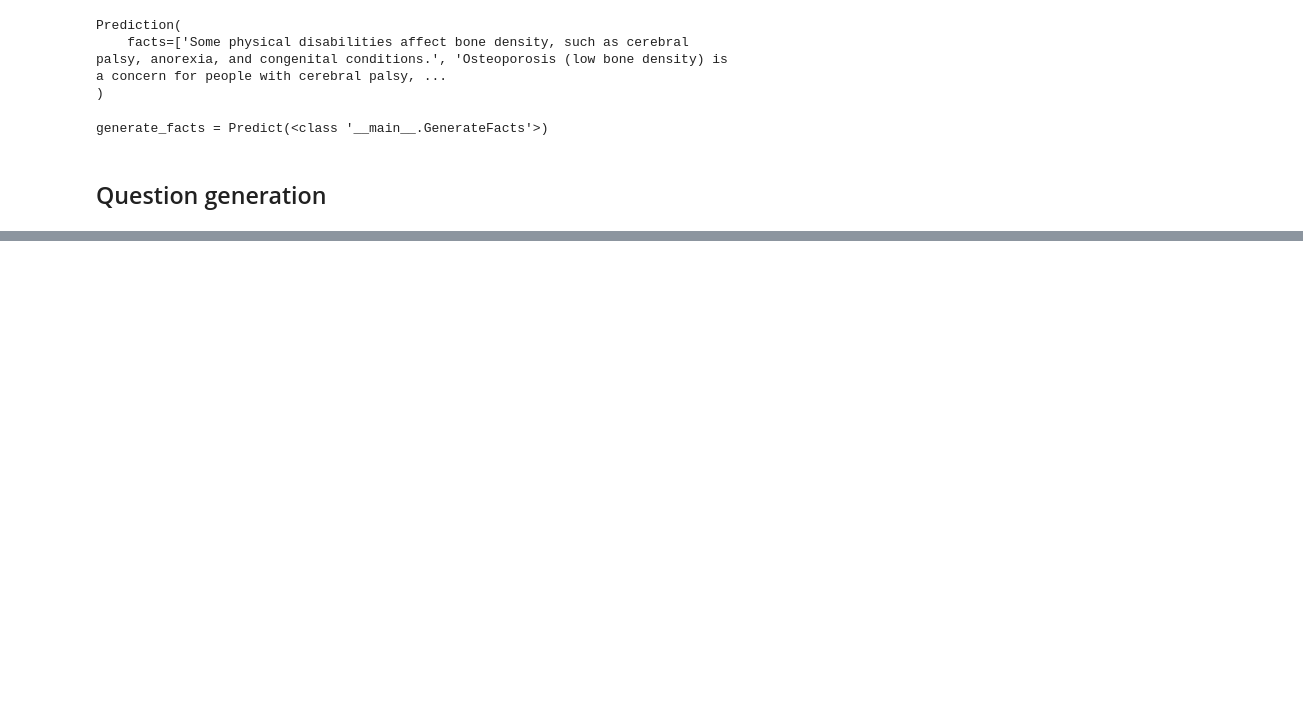
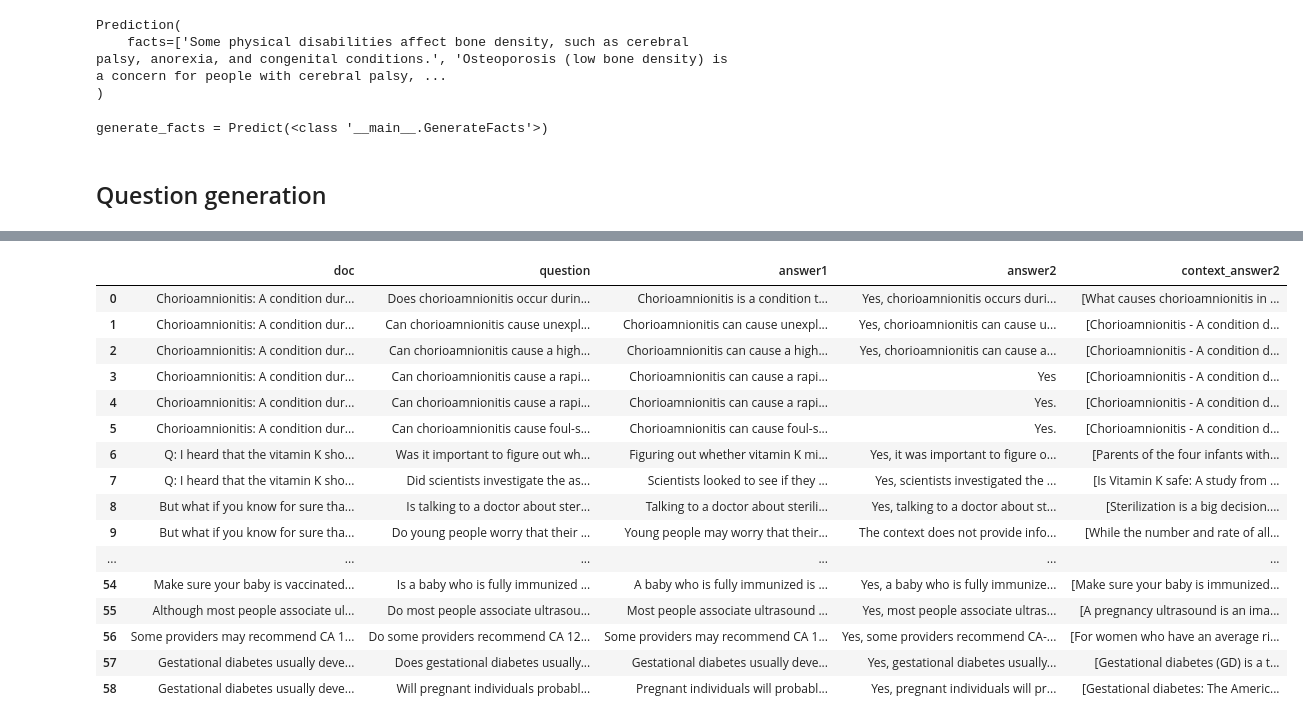
Before and after one commit to AlonsoMad/mind-industry, a Jupyter notebook: src/qa_system/solution.ipynb, the cells around one changed output, grey strips where cells are left out. Cells and saved outputs as stored; diff of their text form; code cells hidden in the pictures; blank space fills up the shorter version.

```diff
--- a/src/qa_system/solution.ipynb
+++ b/src/qa_system/solution.ipynb
@@ -466,0 +642,25 @@ compiled_pred.save("compiled_fact.json")
+# %%
+facts["questions_lst"] = facts["questions"].apply(lambda x: ast.literal_eval(x))
+facts["facts_list"] = facts["facts_list"].apply(lambda x : ast.literal_eval(x))
+# %%
+def keep_rosie_question(questions):
+    eq = model.encode(questions)
+    predictions = ocsvm.predict(eq)
+
+    keep_questions_ids = [i for i,q in enumerate(questions) if predictions[i]==1]
+
+    return keep_questions_ids
+
+def keep_facts(row):
+    facts = row['facts_list']
+    ids = row['keep_questions_ids']
+    return [facts[i] for i in ids]
+
+def keep_questions(row):
+    questions = row['questions_lst']
+    ids = row['keep_questions_ids']
+    return [questions[i] for i in ids]
+
+facts["keep_questions_ids"] = facts["questions_lst"].apply(keep_rosie_question)
+facts["keep_facts"] = facts.apply(keep_facts, axis=1)
+facts["keep_questions"] = facts.apply(keep_questions, axis=1)
@@ -466,0 +726,16 @@ compiled_pred.save("compiled_fact.json")
+# %%
+mh = BasicMH()
+results = []
+for id_row,row in facts.iterrows():
+
+    doc = row["passage"]
+    questions = row["keep_questions"]
+    answers1 = row["keep_facts"]
+
+    if questions != []:
+
+        for qu, fact in zip(questions, answers1):
+
+            print(f"-- -- Question: {qu}")
+            answer2 = mh(question=qu, context=doc)
+            results.append({"doc": doc, "question": qu, "answer1": fact, "answer2": answer2.answer, "context_answer2": answer2.context})
@@ -466,0 +760,21 @@ compiled_pred.save("compiled_fact.json")
+# %%
+df_results = pd.DataFrame(results)
+df_results
+# %% [output]
+|  | doc | question | answer1 | answer2 | context_answer2 |
+| 0 | Chorioamnionitis: A condition dur... | Does chorioamnionitis occur durin... | Chorioamnionitis is a condition t... | Yes, chorioamnionitis occurs duri... | [What causes chorioamnionitis in ... |
+| 1 | Chorioamnionitis: A condition dur... | Can chorioamnionitis cause unexpl... | Chorioamnionitis can cause unexpl... | Yes, chorioamnionitis can cause u... | [Chorioamnionitis - A condition d... |
+| 2 | Chorioamnionitis: A condition dur... | Can chorioamnionitis cause a high... | Chorioamnionitis can cause a high... | Yes, chorioamnionitis can cause a... | [Chorioamnionitis - A condition d... |
+| 3 | Chorioamnionitis: A condition dur... | Can chorioamnionitis cause a rapi... | Chorioamnionitis can cause a rapi... | Yes | [Chorioamnionitis - A condition d... |
+| 4 | Chorioamnionitis: A condition dur... | Can chorioamnionitis cause a rapi... | Chorioamnionitis can cause a rapi... | Yes. | [Chorioamnionitis - A condition d... |
+| 5 | Chorioamnionitis: A condition dur... | Can chorioamnionitis cause foul-s... | Chorioamnionitis can cause foul-s... | Yes. | [Chorioamnionitis - A condition d... |
+| 6 | Q: I heard that the vitamin K sho... | Was it important to figure out wh... | Figuring out whether vitamin K mi... | Yes, it was important to figure o... | [Parents of the four infants with... |
+| 7 | Q: I heard that the vitamin K sho... | Did scientists investigate the as... | Scientists looked to see if they ... | Yes, scientists investigated the ... | [Is Vitamin K safe: A study from ... |
+| 8 | But what if you know for sure tha... | Is talking to a doctor about ster... | Talking to a doctor about sterili... | Yes, talking to a doctor about st... | [Sterilization is a big decision.... |
+| 9 | But what if you know for sure tha... | Do young people worry that their ... | Young people may worry that their... | The context does not provide info... | [While the number and rate of all... |
+| ... | ... | ... | ... | ... | ... |
+| 54 | Make sure your baby is vaccinated... | Is a baby who is fully immunized ... | A baby who is fully immunized is ... | Yes, a baby who is fully immunize... | [Make sure your baby is immunized... |
+| 55 | Although most people associate ul... | Do most people associate ultrasou... | Most people associate ultrasound ... | Yes, most people associate ultras... | [A pregnancy ultrasound is an ima... |
+| 56 | Some providers may recommend CA 1... | Do some providers recommend CA 12... | Some providers may recommend CA 1... | Yes, some providers recommend CA-... | [For women who have an average ri... |
+| 57 | Gestational diabetes usually deve... | Does gestational diabetes usually... | Gestational diabetes usually deve... | Yes, gestational diabetes usually... | [Gestational diabetes (GD) is a t... |
+| 58 | Gestational diabetes usually deve... | Will pregnant individuals probabl... | Pregnant individuals will probabl... | Yes, pregnant individuals will pr... | [Gestational diabetes: The Americ... |
```
Also changed, not shown: parts of 23 cells of this notebook, 7 other files.
